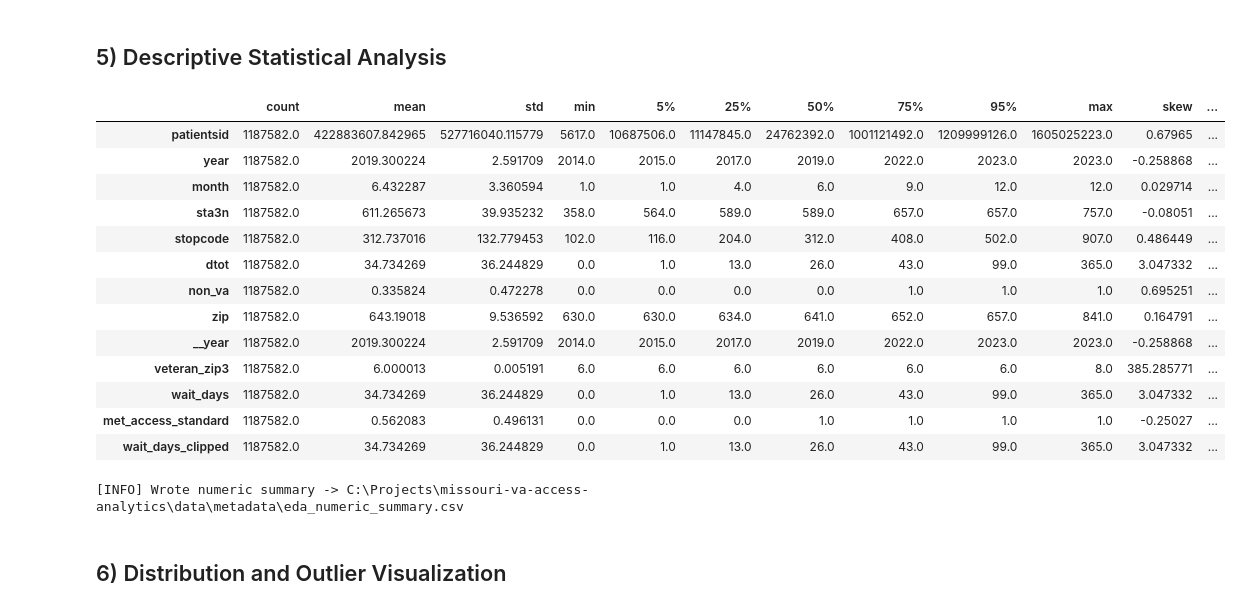
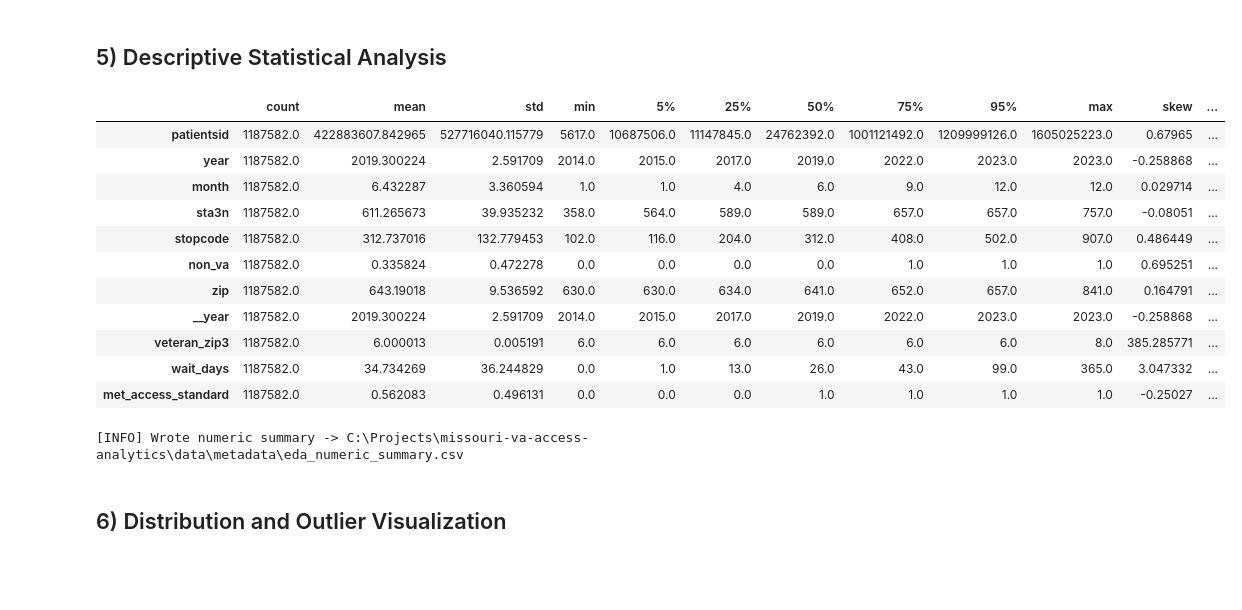
Before and after one commit to Data-Git-Hub/missouri-va-access-analytics, a Jupyter notebook: va_mo_waits.ipynb, the cells around one changed output. Saved outputs shown, nothing was run; the diff lists cells and outputs as text; code cells hidden in the pictures; blank space fills up the shorter version.

```diff
--- a/va_mo_waits.ipynb
+++ b/va_mo_waits.ipynb
@@ -282,30 +322,42 @@ dtype: int64
 # %% [markdown]
 ## 5) Descriptive Statistical Analysis
 # %%
+# --- Descriptive Statistical Analysis ---
 
-numeric_cols = df.select_dtypes(include=["number", "floating", "integer"]).columns.tolist()
+# Select true numeric columns only
+numeric_cols = df.select_dtypes(include=["number"]).columns.tolist()
+
+# Optional: remove clipped helper column
+numeric_cols = [c for c in numeric_cols if c != "wait_days_clipped"]
+
+# Compute descriptive statistics
 desc = df[numeric_cols].describe(percentiles=[.05, .25, .5, .75, .95]).T
+
+# Add shape / distribution diagnostics
 desc["skew"] = df[numeric_cols].skew(numeric_only=True)
 desc["kurtosis"] = df[numeric_cols].kurtosis(numeric_only=True)
+desc["IQR"] = desc["75%"] - desc["25%"]
+desc["cv"] = desc["std"] / desc["mean"]
+
 display(desc)
 
-desc.to_csv(META_DIR / "eda_numeric_summary.csv")
-print(f"[INFO] Wrote numeric summary -> {META_DIR / 'eda_numeric_summary.csv'}")
+# Save metadata table
+output_file = META_DIR / "eda_numeric_summary.csv"
+desc.to_csv(output_file)
+print(f"[INFO] Wrote numeric summary -> {output_file}")
 # %% [output]
 |  | count | mean | std | min | 5% | 25% | 50% | 75% | 95% | max | skew | ... |
 | patientsid | 1187582.0 | 422883607.842965 | 527716040.115779 | 5617.0 | 10687506.0 | 11147845.0 | 24762392.0 | 1001121492.0 | 1209999126.0 | 1605025223.0 | 0.67965 | ... |
 | year | 1187582.0 | 2019.300224 | 2.591709 | 2014.0 | 2015.0 | 2017.0 | 2019.0 | 2022.0 | 2023.0 | 2023.0 | -0.258868 | ... |
 | month | 1187582.0 | 6.432287 | 3.360594 | 1.0 | 1.0 | 4.0 | 6.0 | 9.0 | 12.0 | 12.0 | 0.029714 | ... |
 | sta3n | 1187582.0 | 611.265673 | 39.935232 | 358.0 | 564.0 | 589.0 | 589.0 | 657.0 | 657.0 | 757.0 | -0.08051 | ... |
 | stopcode | 1187582.0 | 312.737016 | 132.779453 | 102.0 | 116.0 | 204.0 | 312.0 | 408.0 | 502.0 | 907.0 | 0.486449 | ... |
-| dtot | 1187582.0 | 34.734269 | 36.244829 | 0.0 | 1.0 | 13.0 | 26.0 | 43.0 | 99.0 | 365.0 | 3.047332 | ... |
 | non_va | 1187582.0 | 0.335824 | 0.472278 | 0.0 | 0.0 | 0.0 | 0.0 | 1.0 | 1.0 | 1.0 | 0.695251 | ... |
 | zip | 1187582.0 | 643.19018 | 9.536592 | 630.0 | 630.0 | 634.0 | 641.0 | 652.0 | 657.0 | 841.0 | 0.164791 | ... |
 | __year | 1187582.0 | 2019.300224 | 2.591709 | 2014.0 | 2015.0 | 2017.0 | 2019.0 | 2022.0 | 2023.0 | 2023.0 | -0.258868 | ... |
 | veteran_zip3 | 1187582.0 | 6.000013 | 0.005191 | 6.0 | 6.0 | 6.0 | 6.0 | 6.0 | 6.0 | 8.0 | 385.285771 | ... |
 | wait_days | 1187582.0 | 34.734269 | 36.244829 | 0.0 | 1.0 | 13.0 | 26.0 | 43.0 | 99.0 | 365.0 | 3.047332 | ... |
 | met_access_standard | 1187582.0 | 0.562083 | 0.496131 | 0.0 | 0.0 | 0.0 | 1.0 | 1.0 | 1.0 | 1.0 | -0.25027 | ... |
-| wait_days_clipped | 1187582.0 | 34.734269 | 36.244829 | 0.0 | 1.0 | 13.0 | 26.0 | 43.0 | 99.0 | 365.0 | 3.047332 | ... |
 [INFO] Wrote numeric summary -> C:\Projects\missouri-va-access-analytics\data\metadata\eda_numeric_summary.csv
 # %% [markdown]
 ## 6) Distribution and Outlier Visualization
```
Also changed, not shown: parts of 9 cells of this notebook, 14 other files.
